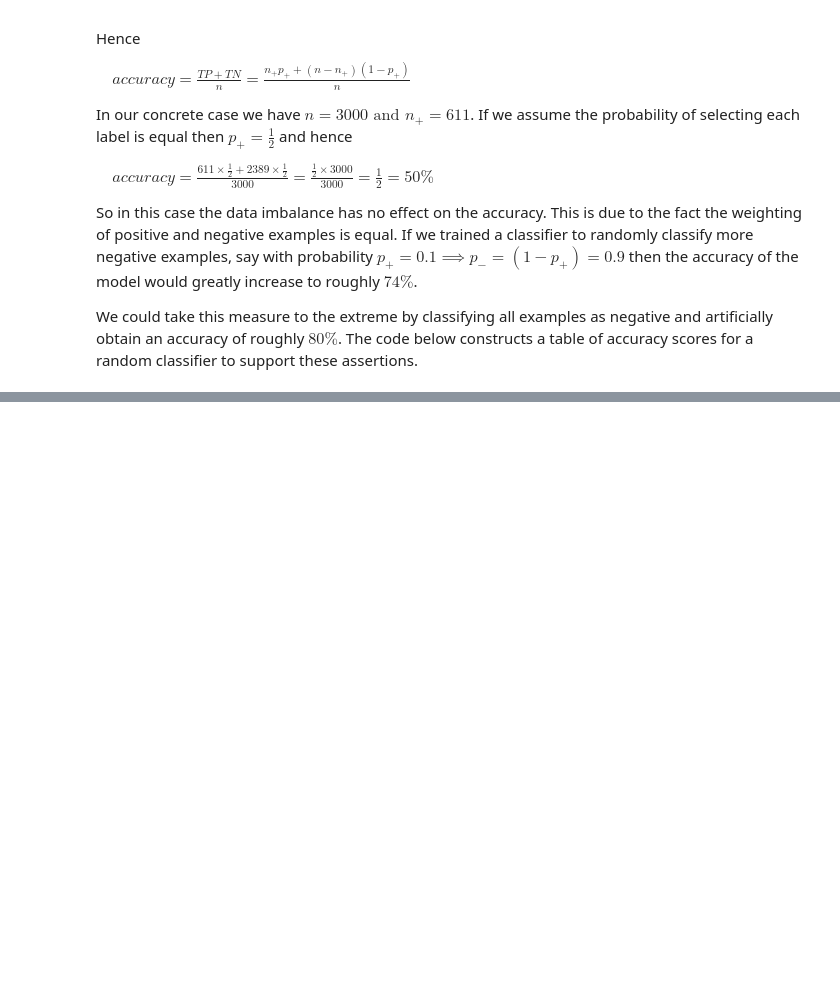
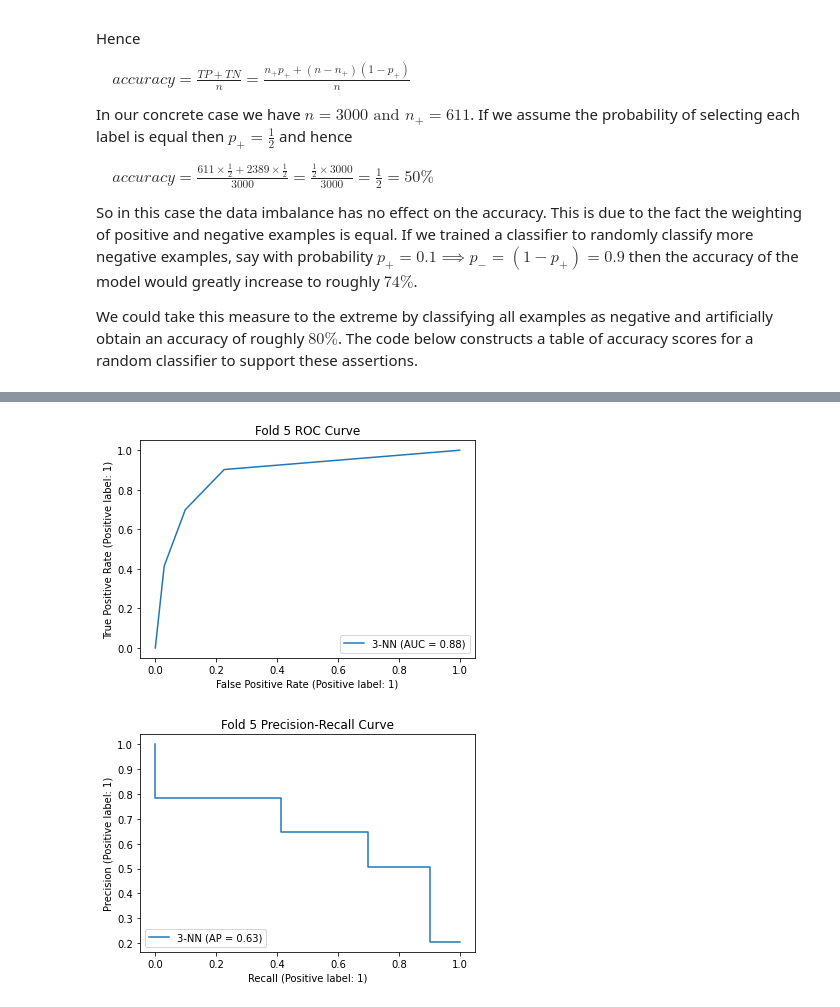
Before and after one commit to garry-cotton/CS909, a Jupyter notebook: 2023/A1/Assignment.ipynb, the cells around one changed output, grey strips where cells are left out. Drawn from its saved outputs; the diff is of its cells as text; code cells hidden in the pictures; blank space fills up the shorter version.

```diff
--- a/2023/A1/Assignment.ipynb
+++ b/2023/A1/Assignment.ipynb
@@ -167,0 +240,11 @@ $
+# %%
+from sklearn.metrics import PrecisionRecallDisplay as rpdisplay, RocCurveDisplay as rocdisplay
+
+roc_display = rocdisplay.from_predictions(Y_val_fold, Y_score, name="3-NN")
+_ = roc_display.ax_.set_title("Fold 5 ROC Curve")
+
+pr_display = rpdisplay.from_predictions(Y_val_fold, Y_score, name="3-NN")
+_ = pr_display.ax_.set_title("Fold 5 Precision-Recall Curve")
+# %% [output]
+[figure, added]
+[figure, added]
```
Also changed, not shown: parts of 7 cells of this notebook.
